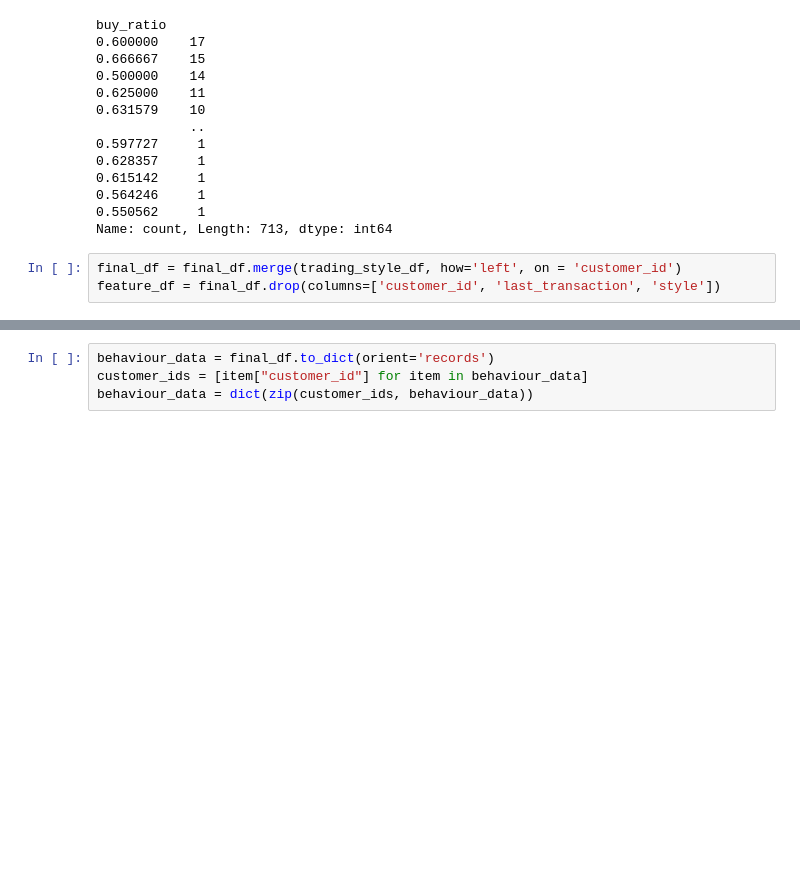
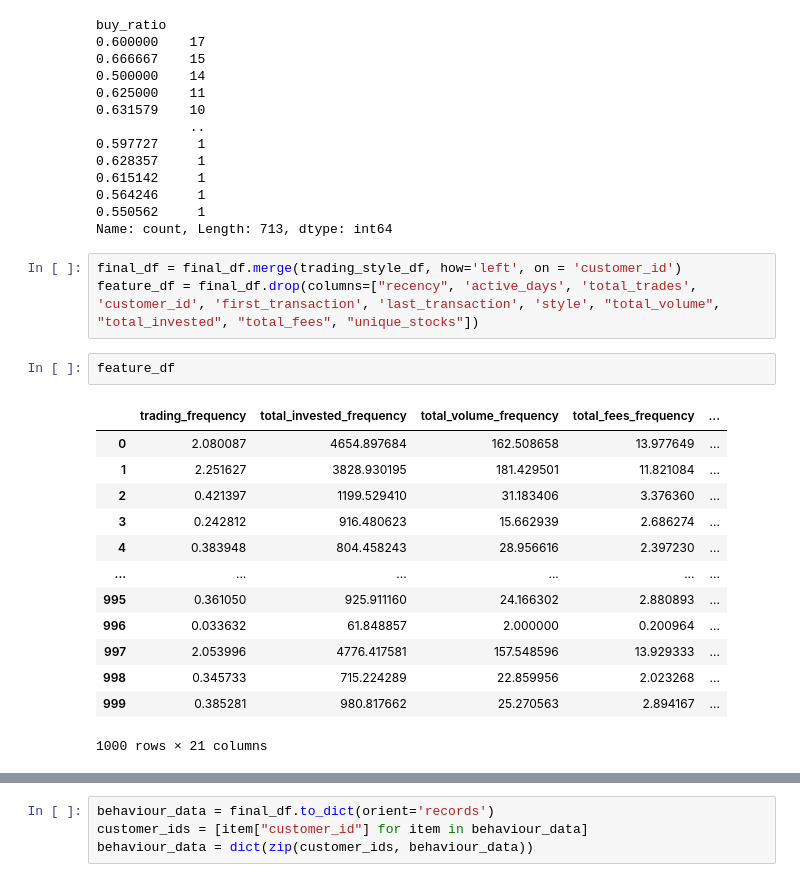
Before and after one commit to JJLEE-20194099/virtual-bank-agentic-consultant, a Jupyter notebook: notebooks/behaviour-clustering/StockBehaviourClustering.ipynb, the cells around one changed output, grey strips where cells are left out. Cells and saved outputs as stored; diff of their text form; blank space fills up the shorter version.

```diff
--- a/notebooks/behaviour-clustering/StockBehaviourClustering.ipynb
+++ b/notebooks/behaviour-clustering/StockBehaviourClustering.ipynb
@@ -153,5 +186,21 @@ buy_ratio
 Name: count, Length: 713, dtype: int64
 # %%
 final_df = final_df.merge(trading_style_df, how='left', on = 'customer_id')
-feature_df = final_df.drop(columns=['customer_id', 'last_transaction', 'style'])
+feature_df = final_df.drop(columns=["recency", 'active_days', 'total_trades', 'customer_id', 'first_transaction', 'last_transaction', 'style', "total_volume", "total_invested", "total_fees", "unique_stocks"])
+# %%
+feature_df
+# %% [output]
+|  | trading_frequency | total_invested_frequency | total_volume_frequency | total_fees_frequency | ... |
+| 0 | 2.080087 | 4654.897684 | 162.508658 | 13.977649 | ... |
+| 1 | 2.251627 | 3828.930195 | 181.429501 | 11.821084 | ... |
+| 2 | 0.421397 | 1199.529410 | 31.183406 | 3.376360 | ... |
+| 3 | 0.242812 | 916.480623 | 15.662939 | 2.686274 | ... |
+| 4 | 0.383948 | 804.458243 | 28.956616 | 2.397230 | ... |
+| ... | ... | ... | ... | ... | ... |
+| 995 | 0.361050 | 925.911160 | 24.166302 | 2.880893 | ... |
+| 996 | 0.033632 | 61.848857 | 2.000000 | 0.200964 | ... |
+| 997 | 2.053996 | 4776.417581 | 157.548596 | 13.929333 | ... |
+| 998 | 0.345733 | 715.224289 | 22.859956 | 2.023268 | ... |
+| 999 | 0.385281 | 980.817662 | 25.270563 | 2.894167 | ... |
+1000 rows × 21 columns
 # %%
```
Also changed, not shown: parts of 19 cells of this notebook, 9 other files.
